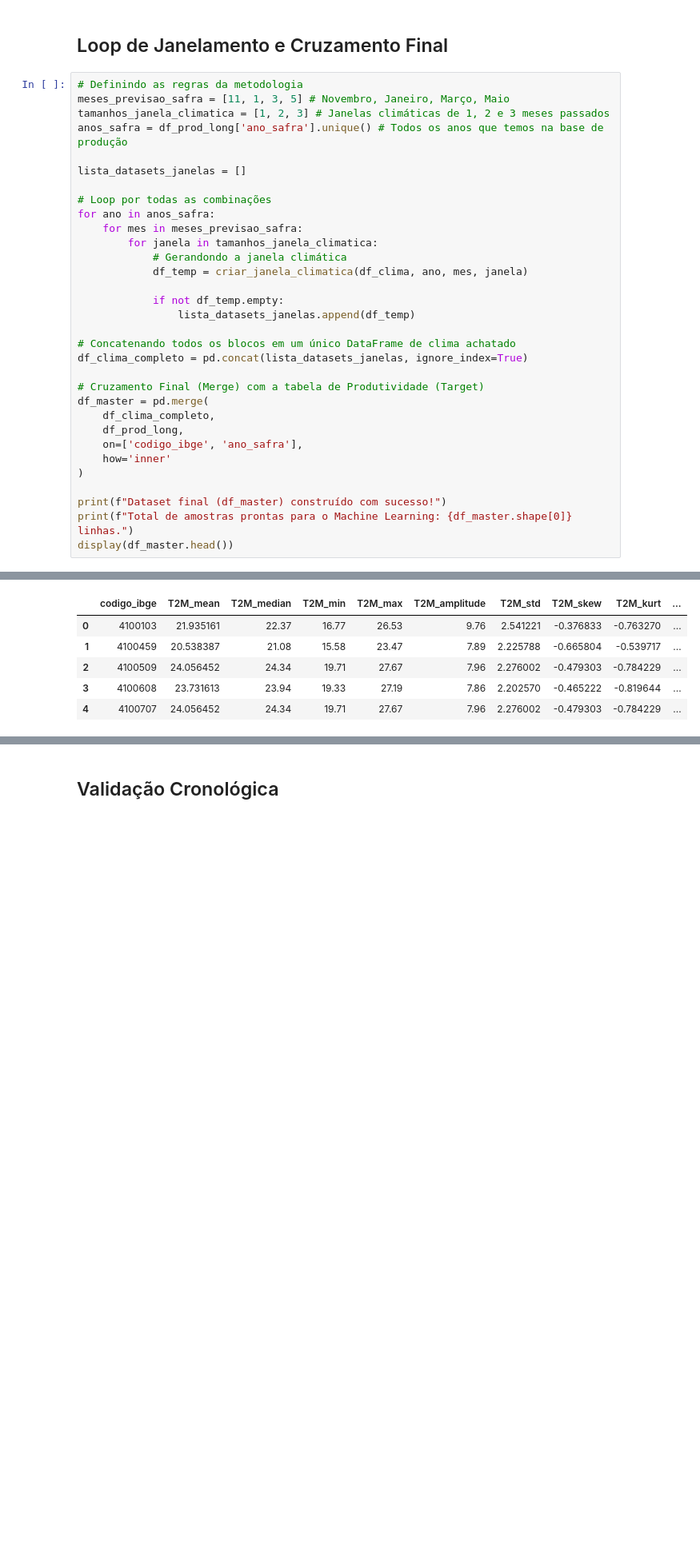
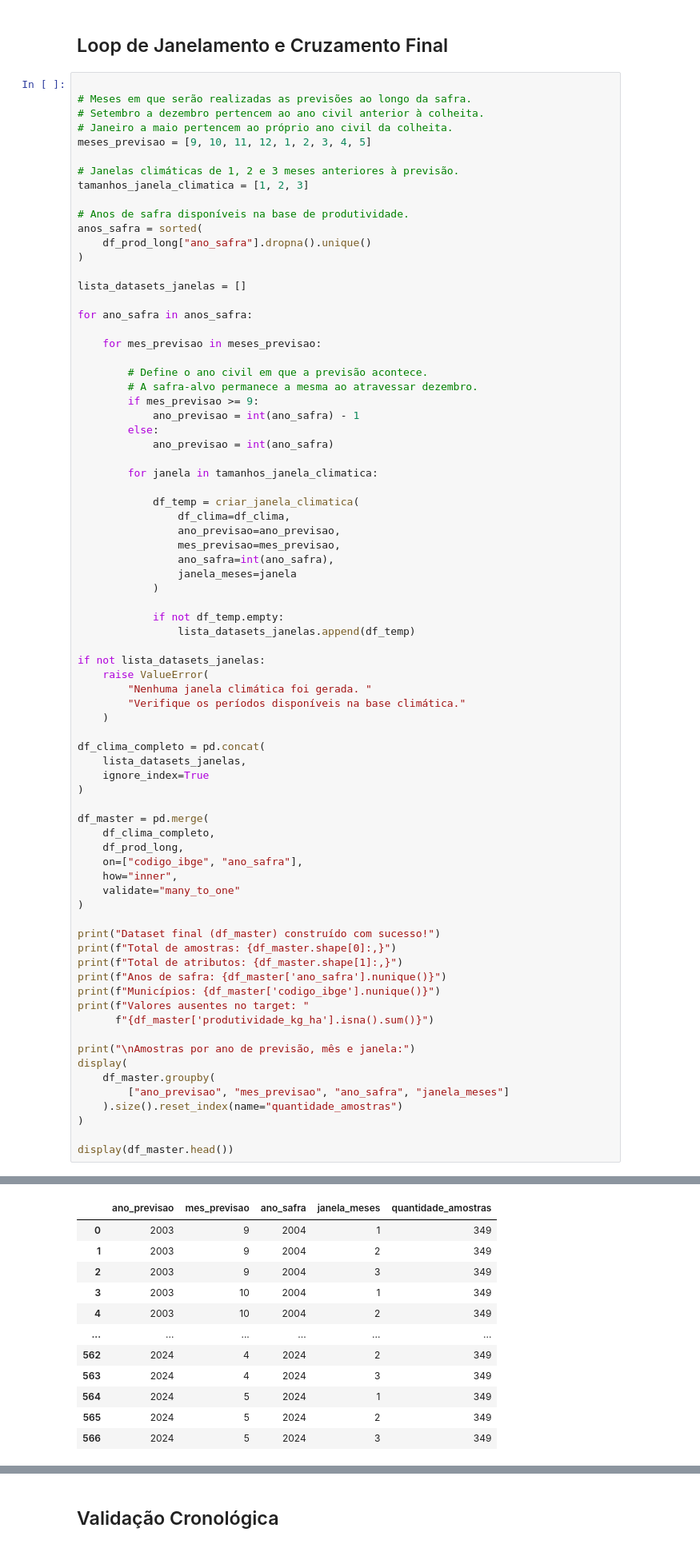
Before and after one commit to thiago-carbonera/Agroclimatology, a Jupyter notebook: Scripts/predicao_produtividade.ipynb, the cells around one changed output, grey strips where cells are left out. Shown at 80% size. Drawn from its saved outputs; the diff is of its cells as text; blank space fills up the shorter version.

```diff
--- a/Scripts/predicao_produtividade.ipynb
+++ b/Scripts/predicao_produtividade.ipynb
@@ -128,36 +383,80 @@ def criar_janela_climatica(df_clima, ano_safra, mes_previsao, janela_meses):
 # %% [markdown]
 ## Loop de Janelamento e Cruzamento Final
 # %%
-# Definindo as regras da metodologia
-meses_previsao_safra = [11, 1, 3, 5] # Novembro, Janeiro, Março, Maio
-tamanhos_janela_climatica = [1, 2, 3] # Janelas climáticas de 1, 2 e 3 meses passados
-anos_safra = df_prod_long['ano_safra'].unique() # Todos os anos que temos na base de produção
+
+# Meses em que serão realizadas as previsões ao longo da safra.
+# Setembro a dezembro pertencem ao ano civil anterior à colheita.
+# Janeiro a maio pertencem ao próprio ano civil da colheita.
+meses_previsao = [9, 10, 11, 12, 1, 2, 3, 4, 5]
+
+# Janelas climáticas de 1, 2 e 3 meses anteriores à previsão.
+tamanhos_janela_climatica = [1, 2, 3]
+
+# Anos de safra disponíveis na base de produtividade.
+anos_safra = sorted(
+    df_prod_long["ano_safra"].dropna().unique()
+)
 
 lista_datasets_janelas = []
 
-# Loop por todas as combinações
-for ano in anos_safra:
-    for mes in meses_previsao_safra:
+for ano_safra in anos_safra:
+
+    for mes_previsao in meses_previsao:
+
+        # Define o ano civil em que a previsão acontece.
+        # A safra-alvo permanece a mesma ao atravessar dezembro.
+        if mes_previsao >= 9:
+            ano_previsao = int(ano_safra) - 1
+        else:
+            ano_previsao = int(ano_safra)
+
         for janela in tamanhos_janela_climatica:
-            # Gerandondo a janela climática
-            df_temp = criar_janela_climatica(df_clima, ano, mes, janela)
+
+            df_temp = criar_janela_climatica(
+                df_clima=df_clima,
+                ano_previsao=ano_previsao,
+                mes_previsao=mes_previsao,
+                ano_safra=int(ano_safra),
+                janela_meses=janela
+            )
 
             if not df_temp.empty:
                 lista_datasets_janelas.append(df_temp)
 
-# Concatenando todos os blocos em um único DataFrame de clima achatado
-df_clima_completo = pd.concat(lista_datasets_janelas, ignore_index=True)
+if not lista_datasets_janelas:
+    raise ValueError(
+        "Nenhuma janela climática foi gerada. "
+        "Verifique os períodos disponíveis na base climática."
+    )
 
-# Cruzamento Final (Merge) com a tabela de Produtividade (Target)
+df_clima_completo = pd.concat(
+    lista_datasets_janelas,
+    ignore_index=True
+)
+
 df_master = pd.merge(
     df_clima_completo,
     df_prod_long,
-    on=['codigo_ibge', 'ano_safra'],
-    how='inner'
+    on=["codigo_ibge", "ano_safra"],
+    how="inner",
+    validate="many_to_one"
 )
 
-print(f"Dataset final (df_master) construído com sucesso!")
-print(f"Total de amostras prontas para o Machine Learning: {df_master.shape[0]} linhas.")
+print("Dataset final (df_master) construído com sucesso!")
+print(f"Total de amostras: {df_master.shape[0]:,}")
+print(f"Total de atributos: {df_master.shape[1]:,}")
+print(f"Anos de safra: {df_master['ano_safra'].nunique()}")
+print(f"Municípios: {df_master['codigo_ibge'].nunique()}")
+print(f"Valores ausentes no target: "
+      f"{df_master['produtividade_kg_ha'].isna().sum()}")
+
+print("\nAmostras por ano de previsão, mês e janela:")
+display(
+    df_master.groupby(
+        ["ano_previsao", "mes_previsao", "ano_safra", "janela_meses"]
+    ).size().reset_index(name="quantidade_amostras")
+)
+
 display(df_master.head())
 # %% [output]
 Dataset final (df_master) construído com sucesso!
@@ -165,6 +470,12 @@ Total de amostras prontas para o Machine Learning: 87948 linhas.
-|  | codigo_ibge | T2M_mean | T2M_median | T2M_min | T2M_max | T2M_amplitude | T2M_std | T2M_skew | T2M_kurt | ... |
-| 0 | 4100103 | 21.935161 | 22.37 | 16.77 | 26.53 | 9.76 | 2.541221 | -0.376833 | -0.763270 | ... |
-| 1 | 4100459 | 20.538387 | 21.08 | 15.58 | 23.47 | 7.89 | 2.225788 | -0.665804 | -0.539717 | ... |
-| 2 | 4100509 | 24.056452 | 24.34 | 19.71 | 27.67 | 7.96 | 2.276002 | -0.479303 | -0.784229 | ... |
-| 3 | 4100608 | 23.731613 | 23.94 | 19.33 | 27.19 | 7.86 | 2.202570 | -0.465222 | -0.819644 | ... |
-| 4 | 4100707 | 24.056452 | 24.34 | 19.71 | 27.67 | 7.96 | 2.276002 | -0.479303 | -0.784229 | ... |
+|  | ano_previsao | mes_previsao | ano_safra | janela_meses | quantidade_amostras |
+| 0 | 2003 | 9 | 2004 | 1 | 349 |
+| 1 | 2003 | 9 | 2004 | 2 | 349 |
+| 2 | 2003 | 9 | 2004 | 3 | 349 |
+| 3 | 2003 | 10 | 2004 | 1 | 349 |
+| 4 | 2003 | 10 | 2004 | 2 | 349 |
+| ... | ... | ... | ... | ... | ... |
+| 562 | 2024 | 4 | 2024 | 2 | 349 |
+| 563 | 2024 | 4 | 2024 | 3 | 349 |
+| 564 | 2024 | 5 | 2024 | 1 | 349 |
+| 565 | 2024 | 5 | 2024 | 2 | 349 |
+| 566 | 2024 | 5 | 2024 | 3 | 349 |
```
Also changed, not shown: parts of 9 cells of this notebook.
